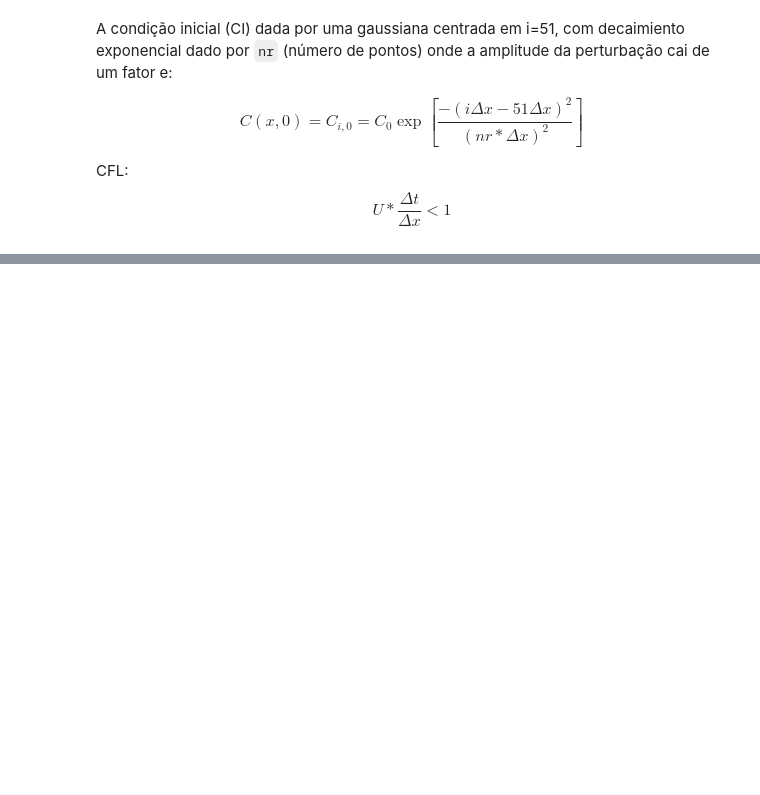
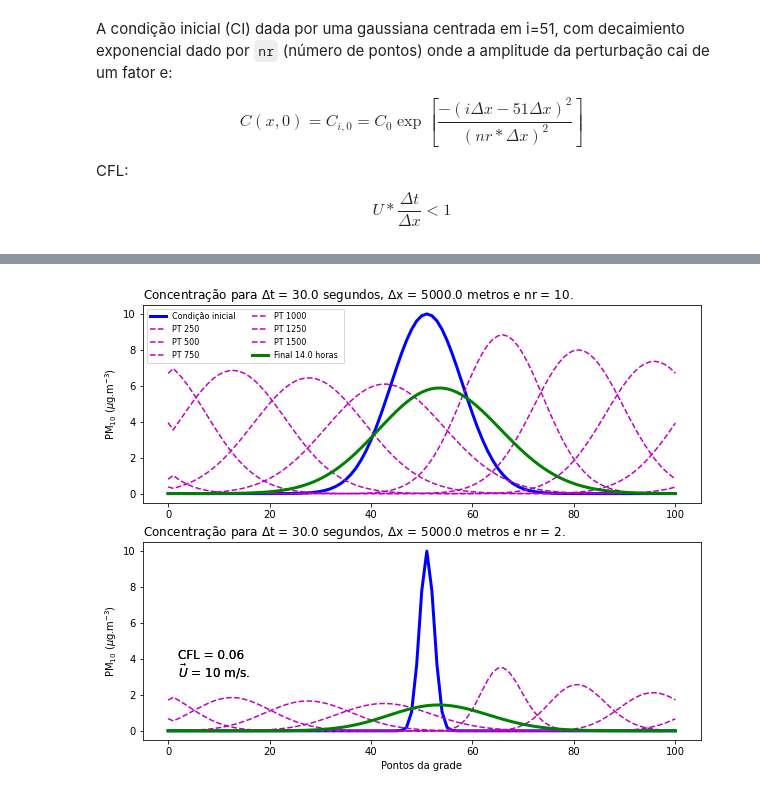
Before and after one commit to adelgadop/Modelagem, a Jupyter notebook: Exercicio_1/Advection.ipynb, the cells around one changed output, grey strips where cells are left out. Cells and saved outputs as stored; diff of their text form; code cells hidden in the pictures; blank space fills up the shorter version.

Commit message:
Leapfrog e melhoras

```diff
--- a/Exercicio_1/Advection.ipynb
+++ b/Exercicio_1/Advection.ipynb
@@ -281,0 +25,9 @@ Note: you may need to restart the kernel to use updated packages.
+# %%
+def Conc(i, nr):
+    """
+    Função de concentração com variação Gaussiana
+    ---------------------------------------------
+    i:      index
+    nr:     número de pontos a partir do centro da gaussiana
+    """
+    return 10*np.exp(-(i*5000 - 51*5000)**2/(nr*5000)**2)
@@ -281,0 +138,28 @@ Note: you may need to restart the kernel to use updated packages.
+# %%
+# Condições do exercício
+# ----------------------
+Nx      = 101           # pontos de grade
+hora    = 14
+tempo   = hora*3600     # segundos
+dx      = 5000          # metros
+dt      = 30            # segundos
+Nt      = int(tempo/dt)
+U       = 10            # m/s
+
+x, dx   = np.linspace(0, (Nx-1)*dx, Nx, retstep = True)
+t, dt   = np.linspace(0, tempo, Nt, retstep = True)
+
+CFL     = U*dt/dx       # Courant number
+T, X    = np.meshgrid(t, x)
+
+# Tipo de função, aproximação e contorno
+# --------------------------------------
+fun         =  "Gaussiana"          # Gaussiana, Retângulo
+aprox       =  "ordem1"           # ordem1, leapfrog
+cond_front  =  "periódica"          # fixa, periódica, radiacional
+ylabel      =  "PM$_{10}$ ($\mu$g.m$^{-3}$)"
+dP          =  250                  # Intervalo de passo de tempo
+# %%
+plot_sol_num(fun, aprox, cond_front, ylabel, dP)
+# %% [output]
+[figure, added]
```
Also changed, not shown: parts of 18 cells of this notebook, 14 other files.
